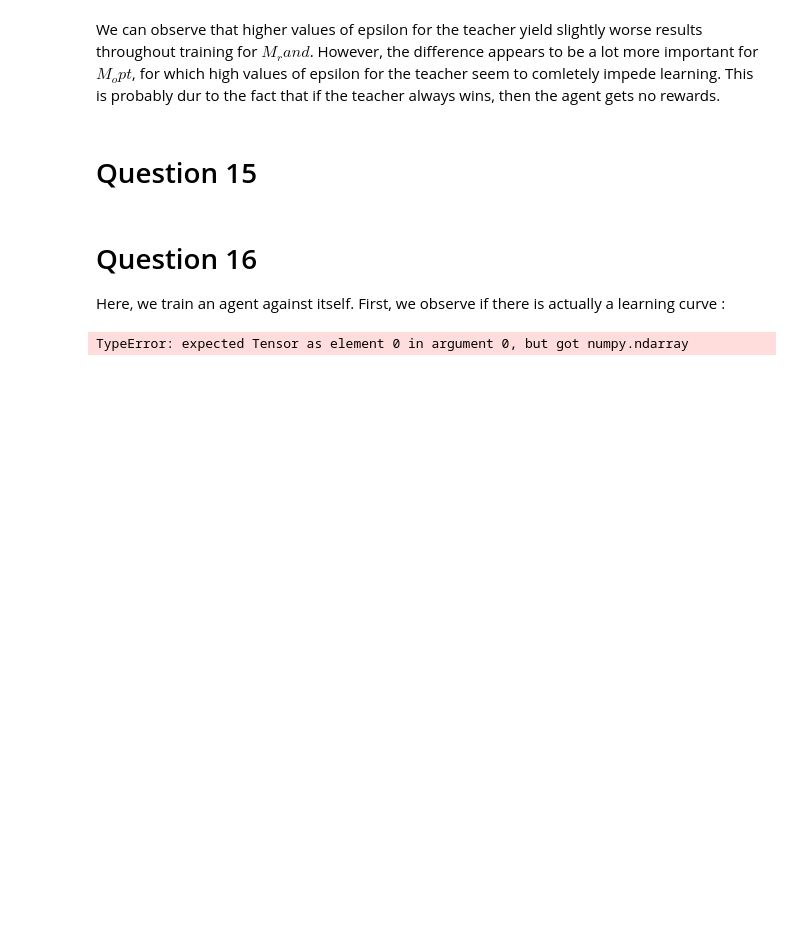
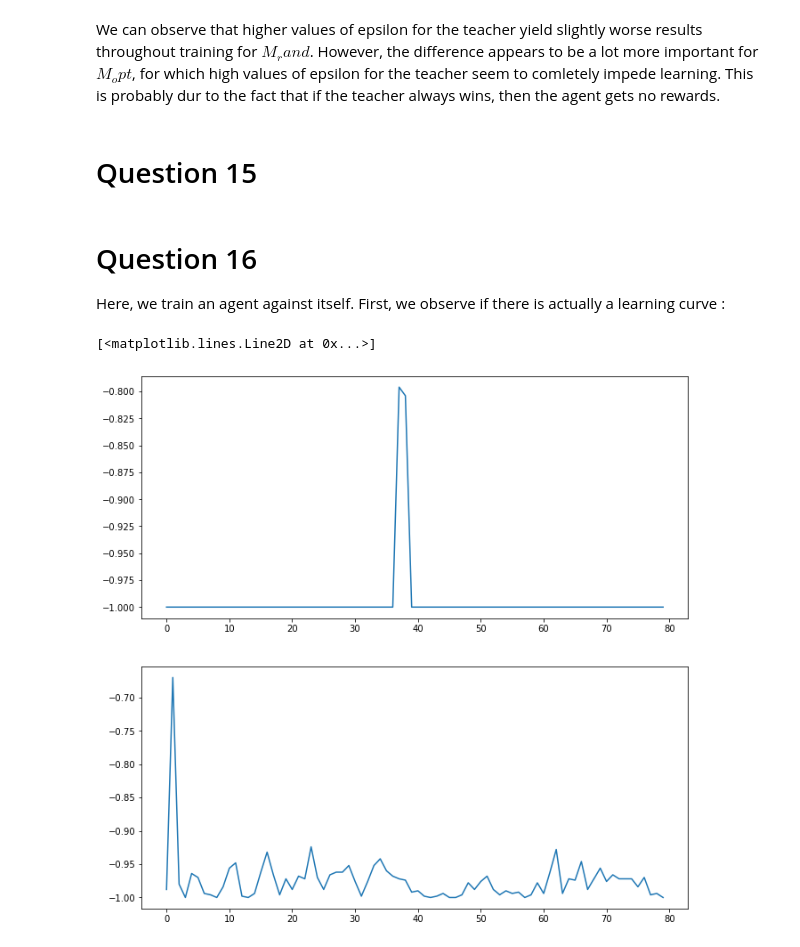
Before and after one commit to Noam-Ghenassia/ANN_miniproject, a Jupyter notebook: results.ipynb, the cells around one changed output. Saved outputs shown, nothing was run; the diff lists cells and outputs as text; code cells hidden in the pictures; blank space fills up the shorter version.

Commit message:
first debug run of self-training. agent is still not learning.

```diff
--- a/results.ipynb
+++ b/results.ipynb
@@ -223,6 +223,12 @@ from DQN_utils import SelfLearner
 
 self_learner = SelfLearner(target_network_update=500, eps_min=0.1, eps_max=0.8, decaying_time = 10000)
 env.reset()
-losses, rewards_X, rewards_O = self_learner.train(number_games=20000, env=env, evaluate=False)
+losses, rewards_X, rewards_O, Mopt, Mrand = self_learner.train(number_games=20000, env=env, evaluate=True)
-# %% [output]
-TypeError: expected Tensor as element 0 in argument 0, but got numpy.ndarray
+# %%
+fig, (ax1, ax2) = plt.subplots(2, figsize=(11, 11))
+
+ax1.plot(range(len(Mopt)), Mopt, label='Mopt')
+ax2.plot(range(len(Mrand)), Mrand, label='Mrand')
+# %% [output]
+[<matplotlib.lines.Line2D at 0x...>]
+[figure, added]
```
Also changed, not shown: parts of 2 cells of this notebook, 1 other file.
